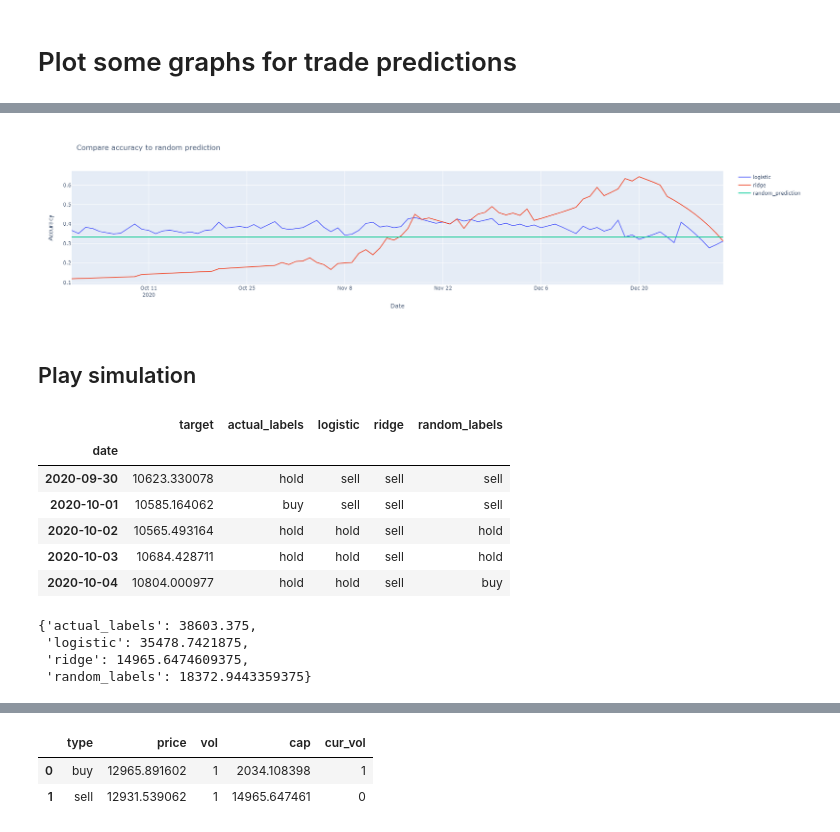
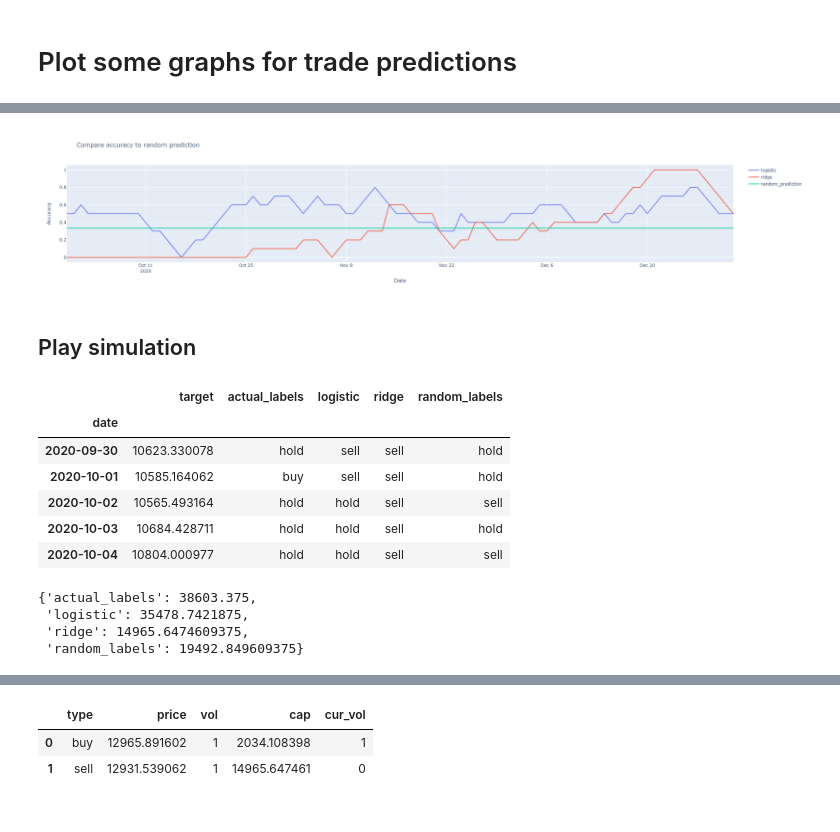
Before and after one commit to svkov/time-series-forecasting, a Jupyter notebook: notebooks/009-plot-trade.ipynb, the cells around one changed output, grey strips where cells are left out. Saved outputs shown, nothing was run; the diff lists cells and outputs as text; code cells hidden in the pictures.

Commit message:
plot and save simulation results and trade accuracy

```diff
--- a/notebooks/009-plot-trade.ipynb
+++ b/notebooks/009-plot-trade.ipynb
@@ -20,20 +17,21 @@ import plotly.graph_objects as go
 # %%
 path = '../reports/trade_forecast/'
 ticker = 'BTC-USD'
+n = 10
 # %%
 def open_json(path):
     with open(path) as file:
         res = json.loads(file.read())
     return res
 
-def get_result_df(res):
+def get_result_df(res, n):
     models = list(res.keys())
     res_df = pd.DataFrame()
     res_df['date'] = [i['date'] for i in res[models[0]]]
     res_df['target'] = [i['target'][0] for i in res[models[0]]]
     res_df.set_index('date', inplace=True)
     for model in models:
-        res_df[model] = [accuracy_score(i['pred'], i['test']) for i in res[model]]
+        res_df[model] = [accuracy_score(i['pred'][:n], i['test'][:n]) for i in res[model]]
     res_df = res_df.sort_index()[:'2021-01-01']
     res_df['random_prediction'] = 1 / 3
     return res_df
@@ -46,14 +44,15 @@ def plot_result_df(res_df):
     fig.update_layout(title='Compare accuracy to random prediction',
                        xaxis_title='Date',
                        yaxis_title='Accuracy')
+    fig.write_image('image.png')
     fig.show()
 # %%
 res = open_json(path + ticker + '.json')
-res_df = get_result_df(res)
+res_df = get_result_df(res, n)
 plot_result_df(res_df)
 # res_df
 # %% [output]
-[figure, old version]
+[figure, new version]
 # %% [markdown]
 ## Play simulation
 # %%
@@ -91,11 +90,11 @@ simulation_df.head()
 # %% [output]
 |  | target | actual_labels | logistic | ridge | random_labels |
 | date |  |  |  |  |  |
-| 2020-09-30 | 10623.330078 | hold | sell | sell | sell |
-| 2020-10-01 | 10585.164062 | buy | sell | sell | sell |
-| 2020-10-02 | 10565.493164 | hold | hold | sell | hold |
+| 2020-09-30 | 10623.330078 | hold | sell | sell | hold |
+| 2020-10-01 | 10585.164062 | buy | sell | sell | hold |
+| 2020-10-02 | 10565.493164 | hold | hold | sell | sell |
 | 2020-10-03 | 10684.428711 | hold | hold | sell | hold |
-| 2020-10-04 | 10804.000977 | hold | hold | sell | buy |
+| 2020-10-04 | 10804.000977 | hold | hold | sell | sell |
 # %%
 def play(simulation_df, model, cap=15000):
     cap, log = Simulation(15000).play_simulation(simulation_df, model)
@@ -107,9 +106,10 @@ caps = {}
 logs = {}
 for model in models:
     caps[model], logs[model] = play(simulation_df, model, cap=15000)
+    logs[model].index.name = caps[model]
 caps
 # %% [output]
 {'actual_labels': 38603.375,
  'logistic': 35478.7421875,
  'ridge': 14965.6474609375,
- 'random_labels': 18372.9443359375}
+ 'random_labels': 19492.849609375}
```
Also changed, not shown: parts of 5 cells of this notebook, 7 other files.
